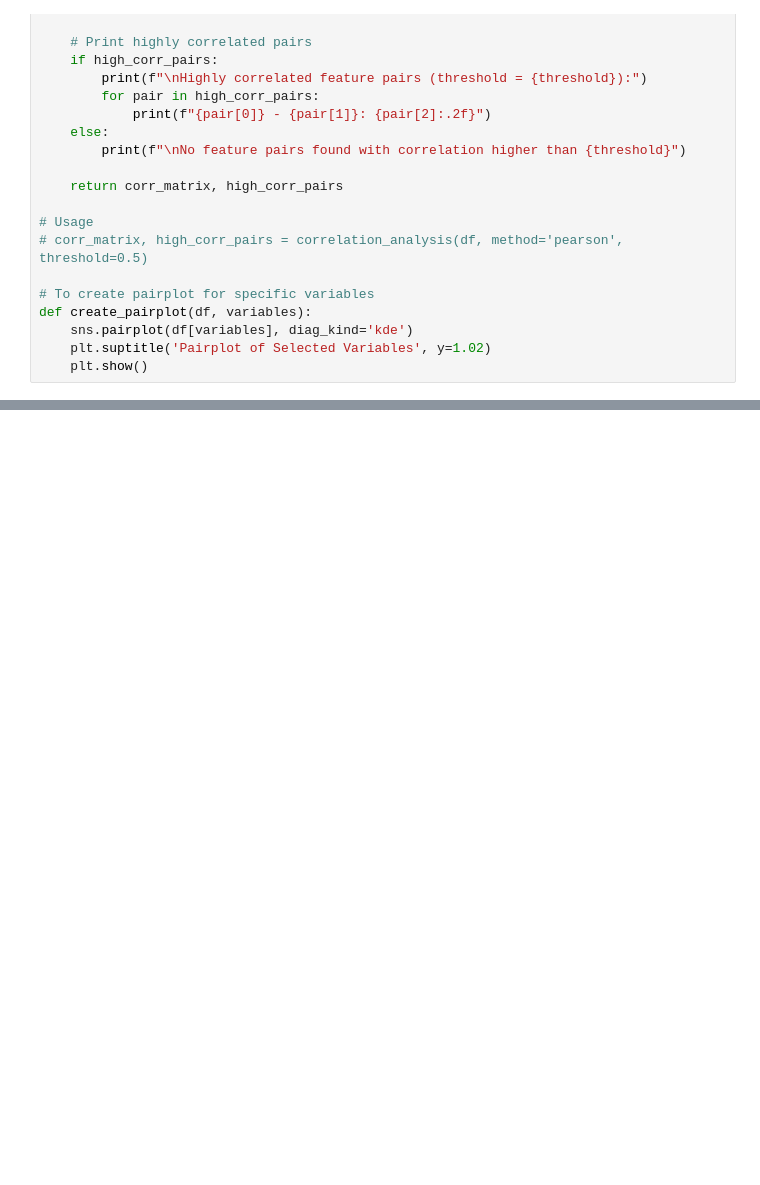
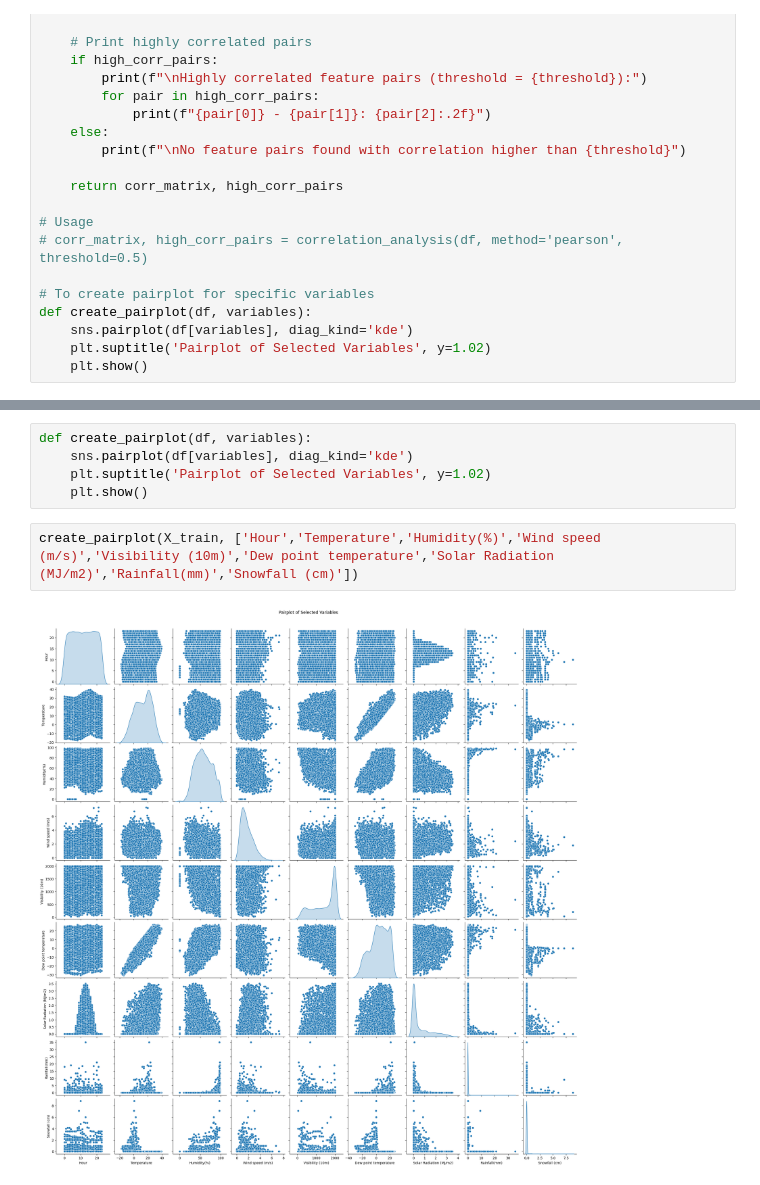
Before and after one commit to ondayex/MLRegression_SeoulBikeRental, a Jupyter notebook: phase_one/data_exploration.ipynb, the cells around one changed output, grey strips where cells are left out. Saved outputs shown, nothing was run; the diff lists cells and outputs as text; blank space fills up the shorter version.

```diff
--- a/phase_one/data_exploration.ipynb
+++ b/phase_one/data_exploration.ipynb
@@ -289,3 +289,12 @@ Dew point temperature - Humidity(%): 0.53
+# %%
+def create_pairplot(df, variables):
+    sns.pairplot(df[variables], diag_kind='kde')
+    plt.suptitle('Pairplot of Selected Variables', y=1.02)
+    plt.show()
+# %%
+create_pairplot(X_train, ['Hour','Temperature','Humidity(%)','Wind speed (m/s)','Visibility (10m)','Dew point temperature','Solar Radiation (MJ/m2)','Rainfall(mm)','Snowfall (cm)'])
+# %% [output]
+[figure, added]
 # %%
 # Drop highly correlated features, dropped dew point temperature because teamperature seemed to have a better distribution
 X_train.drop(['Dew point temperature'], axis = 1, inplace = True)
```
Also changed, not shown: parts of 10 cells of this notebook.
